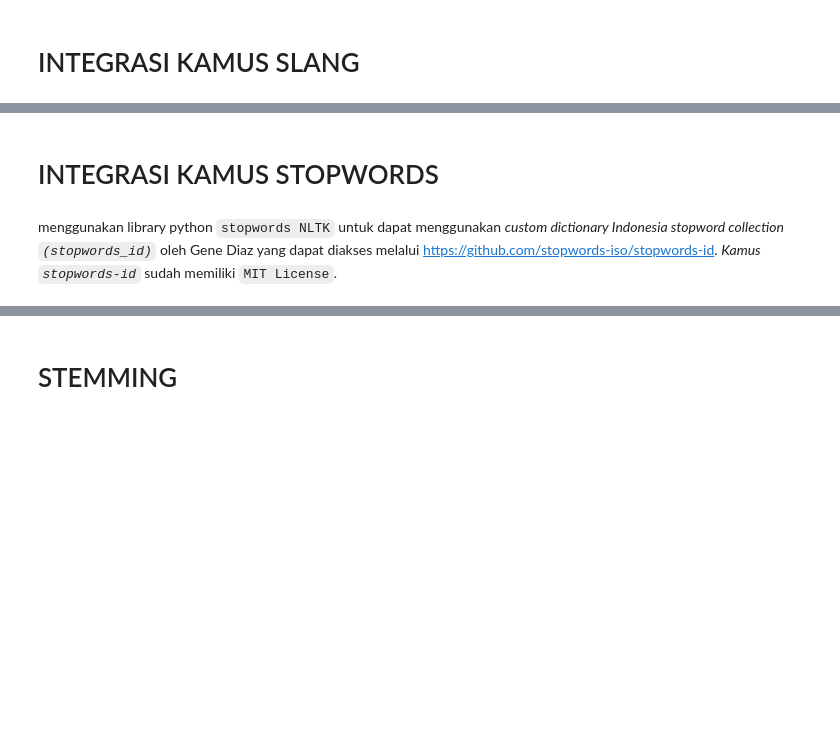
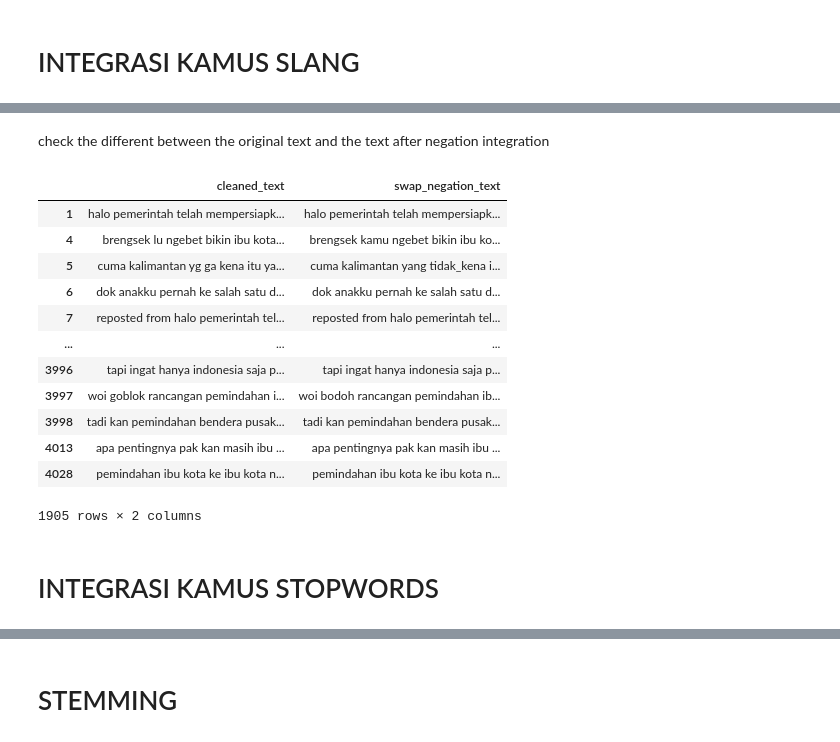
Before and after one commit to rfqma/skripsi, a Jupyter notebook: ind-preprocess.ipynb, the cells around one changed output, grey strips where cells are left out. Drawn from its saved outputs; the diff is of its cells as text; code cells hidden in the pictures; blank space fills up the shorter version.

```diff
--- a/ind-preprocess.ipynb
+++ b/ind-preprocess.ipynb
@@ -118,19 +175,30 @@ display(DATA_FRAME_SW_DICTIONARY_1.tail())
 # %% [markdown]
 # INTEGRASI KAMUS SLANG
 # %%
-def slang_dict_integration(text):
+def slang_dict_integration_kamus_1(text):
   words = text.split()
   standardization_words = []
 
   for word in words:
     if word in SLANG_DICTIONARY_1:
       standardization_words.append(SLANG_DICTIONARY_1[word])
-    elif word in SLANG_DICTIONARY_2:
+    else:
+      standardization_words.append(word)
+
+  return " ".join(standardization_words)
+
+def slang_dict_integration_kamus_2(text):
+  words = text.split()
+  standardization_words = []
+
+  for word in words:
+    if word in SLANG_DICTIONARY_2:
       standardization_words.append(SLANG_DICTIONARY_2[word])
     else:
       standardization_words.append(word)
 
   return " ".join(standardization_words)
 
-DATA_FRAME_DATASET["after_slang_text"] = DATA_FRAME_DATASET["cleaned_text"].apply(slang_dict_integration)
+DATA_FRAME_DATASET["after_slang_text"] = DATA_FRAME_DATASET["cleaned_text"].apply(slang_dict_integration_kamus_1)
+DATA_FRAME_DATASET["after_slang_text"] = DATA_FRAME_DATASET["after_slang_text"].apply(slang_dict_integration_kamus_2)
 display(DATA_FRAME_DATASET["after_slang_text"].tail().to_frame())
@@ -136,0 +246,20 @@ display(DATA_FRAME_DATASET["after_slang_text"].tail().to_frame())
+# %%
+def swap_antonyms(text):
+  words = text.split()
+  antonym_dict = dict(zip(DATA_FRAME_ANTONYM_DICTIONARY_1["word"], DATA_FRAME_ANTONYM_DICTIONARY_1["antonim"]))
+  new_words = []
+
+  for word in words:
+    if "_" in word:
+      negation, next_word = word.split("_", 1)
+      if next_word in antonym_dict:
+        new_words.append(antonym_dict[next_word])
+      else:
+        new_words.append(word)
+    else:
+      new_words.append(word)
+
+  return " ".join(new_words)
+
+DATA_FRAME_DATASET["swap_negation_text"] = DATA_FRAME_DATASET["underscore_negation_text"].apply(swap_antonyms)
+display(DATA_FRAME_DATASET["swap_negation_text"].tail().to_frame())
@@ -137,7 +273,26 @@ display(DATA_FRAME_DATASET["after_slang_text"].tail().to_frame())
+# %% [markdown]
+check the different between the original text and the text after negation integration
+# %%
+DATA_FRAME_DATASET['is_different'] = DATA_FRAME_DATASET['cleaned_text'] != DATA_FRAME_DATASET['swap_negation_text']
+
+changed_rows = DATA_FRAME_DATASET[DATA_FRAME_DATASET['is_different']]
+display(changed_rows[['cleaned_text', 'swap_negation_text']])
+# %% [output]
+|  | cleaned_text | swap_negation_text |
+| 1 | halo pemerintah telah mempersiapk... | halo pemerintah telah mempersiapk... |
+| 4 | brengsek lu ngebet bikin ibu kota... | brengsek kamu ngebet bikin ibu ko... |
+| 5 | cuma kalimantan yg ga kena itu ya... | cuma kalimantan yang tidak_kena i... |
+| 6 | dok anakku pernah ke salah satu d... | dok anakku pernah ke salah satu d... |
+| 7 | reposted from halo pemerintah tel... | reposted from halo pemerintah tel... |
+| ... | ... | ... |
+| 3996 | tapi ingat hanya indonesia saja p... | tapi ingat hanya indonesia saja p... |
+| 3997 | woi goblok rancangan pemindahan i... | woi bodoh rancangan pemindahan ib... |
+| 3998 | tadi kan pemindahan bendera pusak... | tadi kan pemindahan bendera pusak... |
+| 4013 | apa pentingnya pak kan masih ibu ... | apa pentingnya pak kan masih ibu ... |
+| 4028 | pemindahan ibu kota ke ibu kota n... | pemindahan ibu kota ke ibu kota n... |
+1905 rows × 2 columns
 # %% [markdown]
 # INTEGRASI KAMUS STOPWORDS
-# %% [markdown]
-menggunakan library python `stopwords NLTK` untuk dapat menggunakan _custom dictionary Indonesia stopword collection `(stopwords_id)`_ oleh Gene Diaz yang dapat diakses melalui [https://github.com/stopwords-iso/stopwords-id](https://github.com/stopwords-iso/stopwords-id). _Kamus `stopwords-id`_ sudah memiliki `MIT License`.
 # %%
 custom_stopwords = stopwords.words('indonesian')
 custom_stopwords.clear()
```
Also changed, not shown: parts of 13 cells of this notebook, 7 other files.
